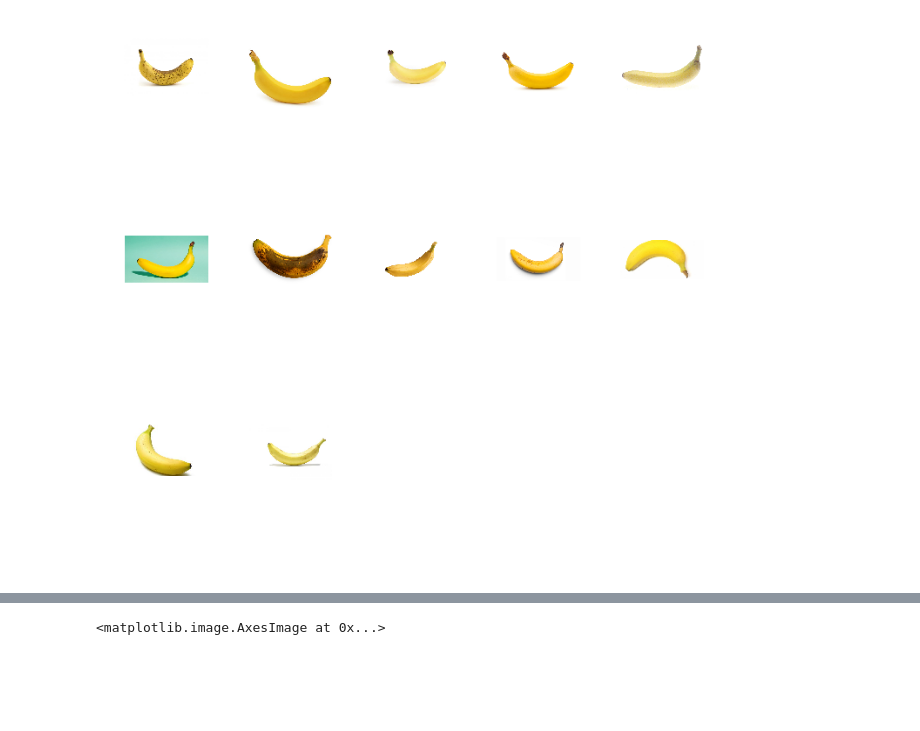
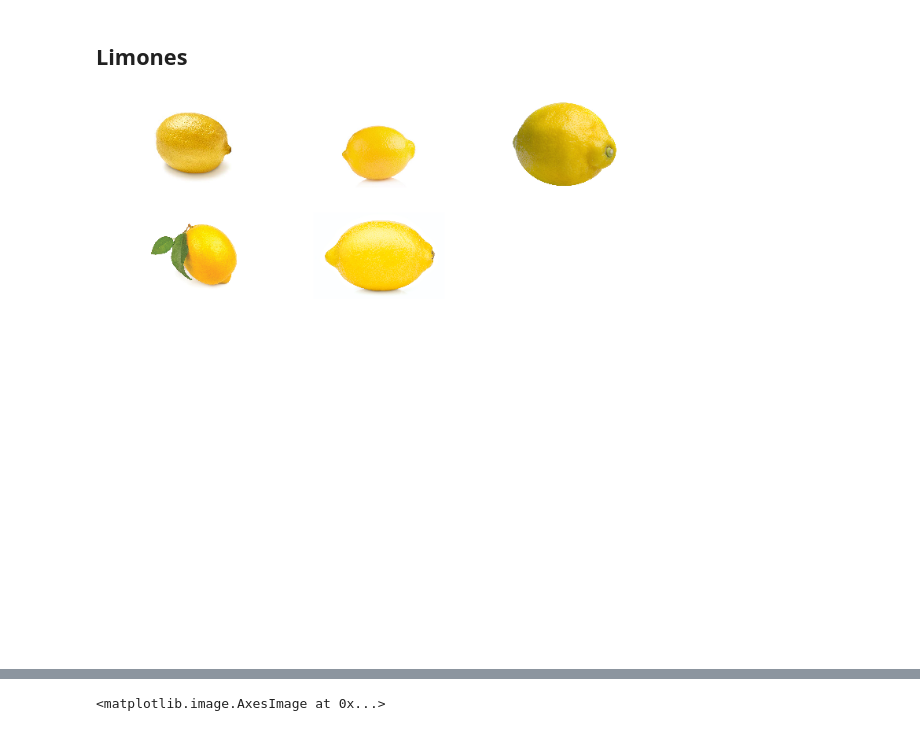
Before and after one commit to gonzafernan/fruit-classifier, a Jupyter notebook: 05-data.ipynb, the cells around one changed output, grey strips where cells are left out. Cells and saved outputs as stored; diff of their text form; code cells hidden in the pictures; blank space fills up the shorter version.

```diff
--- a/05-data.ipynb
+++ b/05-data.ipynb
@@ -15,0 +24,12 @@ lemon = io.ImageCollection('./data/lemon/*.png:./data/lemon/*.jpg')
+# %%
+f, axes = plt.subplots(nrows=len(ic) // 3 + 1, ncols=3, figsize=(10, 10))
+
+axes = axes.ravel()
+
+for ax in axes:
+    ax.axis('off')
+
+for i, image in enumerate(banana):
+    axes[i].imshow(image, cmap='gray')
+
+plt.tight_layout()
@@ -15,0 +40,12 @@ lemon = io.ImageCollection('./data/lemon/*.png:./data/lemon/*.jpg')
+# %%
+f, axes = plt.subplots(nrows=len(ic) // 3 + 1, ncols=3, figsize=(10, 10))
+
+axes = axes.ravel()
+
+for ax in axes:
+    ax.axis('off')
+
+for i, image in enumerate(orange):
+    axes[i].imshow(image, cmap='gray')
+
+plt.tight_layout()
@@ -16,19 +54,19 @@ lemon = io.ImageCollection('./data/lemon/*.png:./data/lemon/*.jpg')
+# %% [markdown]
+## Limones
 # %%
-import os
-
-f, axes = plt.subplots(nrows=3, ncols=len(ic) // 3 + 1, figsize=(10, 10))
+f, axes = plt.subplots(nrows=len(ic) // 3 + 1, ncols=3, figsize=(10, 10))
 
 # subplots returns the figure and an array of axes
 # we use `axes.ravel()` to turn these into a list
 axes = axes.ravel()
 
 for ax in axes:
     ax.axis('off')
 
-for i, image in enumerate(banana):
+for i, image in enumerate(lemon):
     axes[i].imshow(image, cmap='gray')
     #axes[i].set_title(os.path.basename(ic.files[i]))
 
 plt.tight_layout()
 # %% [output]
-[figure, old version]
+[figure, new version]
```
Also changed, not shown: parts of 11 cells of this notebook.
